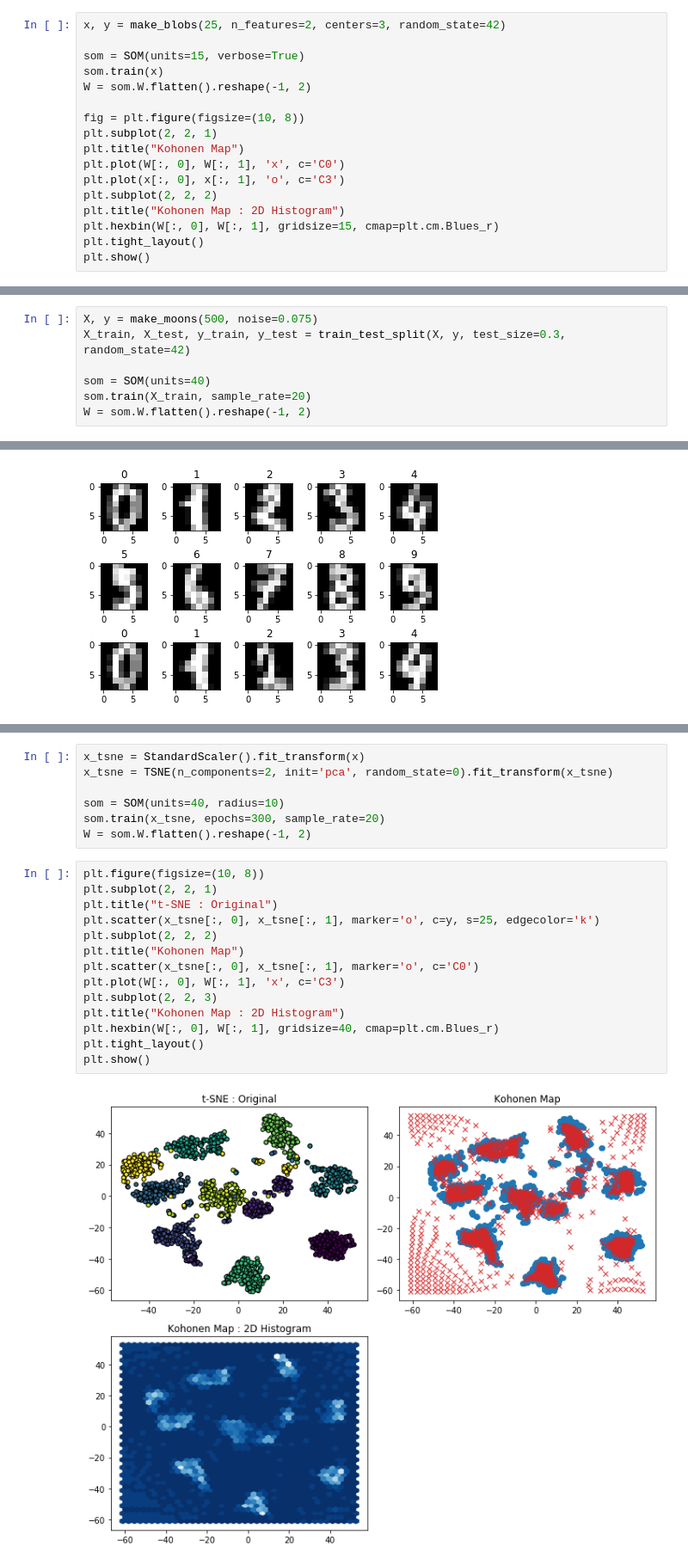
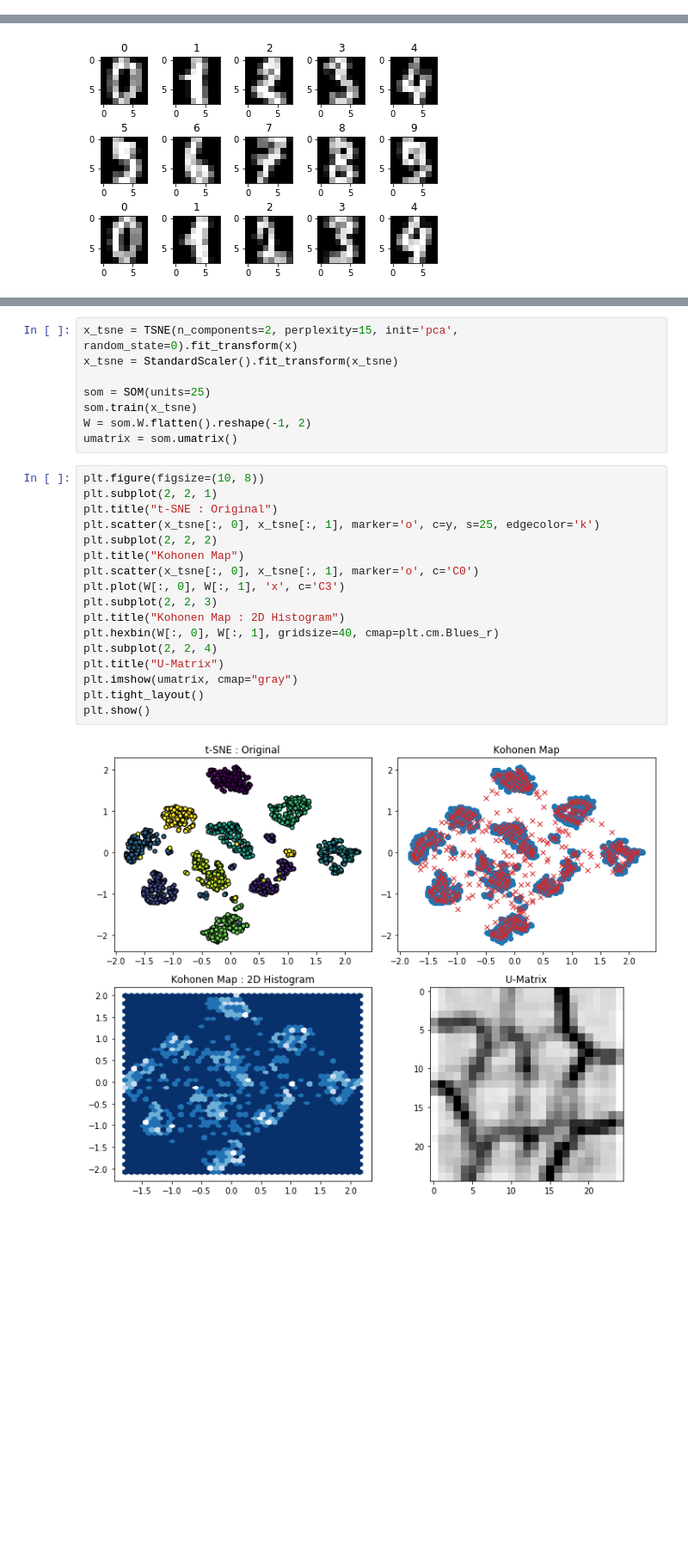
Before and after one commit to rdenadai/AI-Study-Notebooks, a Jupyter notebook: code/notebooks/7. SOM (Kohonen MAP).ipynb, the cells around one changed output, grey strips where cells are left out. Shown at 86% size. Saved outputs shown, nothing was run; the diff lists cells and outputs as text; blank space fills up the shorter version.

```diff
--- a/code/notebooks/7. SOM (Kohonen MAP).ipynb
+++ b/code/notebooks/7. SOM (Kohonen MAP).ipynb
@@ -133,17 +0,0 @@ class SOM:
-# %%
-x, y = make_blobs(25, n_features=2, centers=3, random_state=42)
-
-som = SOM(units=15, verbose=True)
-som.train(x)
-W = som.W.flatten().reshape(-1, 2)
-
-fig = plt.figure(figsize=(10, 8))
-plt.subplot(2, 2, 1)
-plt.title("Kohonen Map")
-plt.plot(W[:, 0], W[:, 1], 'x', c='C0')
-plt.plot(x[:, 0], x[:, 1], 'o', c='C3')
-plt.subplot(2, 2, 2)
-plt.title("Kohonen Map : 2D Histogram")
-plt.hexbin(W[:, 0], W[:, 1], gridsize=15, cmap=plt.cm.Blues_r)
-plt.tight_layout()
-plt.show()
@@ -157,7 +0,0 @@ epoch [249/250] <=> Running time: 7.121387004852295
-# %%
-X, y = make_moons(500, noise=0.075)
-X_train, X_test, y_train, y_test = train_test_split(X, y, test_size=0.3, random_state=42)
-
-som = SOM(units=40)
-som.train(X_train, sample_rate=20)
-W = som.W.flatten().reshape(-1, 2)
@@ -404,23 +611,27 @@ plt.show()
 # %%
-x_tsne = StandardScaler().fit_transform(x)
-x_tsne = TSNE(n_components=2, init='pca', random_state=0).fit_transform(x_tsne)
+x_tsne = TSNE(n_components=2, perplexity=15, init='pca', random_state=0).fit_transform(x)
+x_tsne = StandardScaler().fit_transform(x_tsne)
 
-som = SOM(units=40, radius=10)
-som.train(x_tsne, epochs=300, sample_rate=20)
+som = SOM(units=25)
+som.train(x_tsne)
 W = som.W.flatten().reshape(-1, 2)
+umatrix = som.umatrix()
 # %%
 plt.figure(figsize=(10, 8))
 plt.subplot(2, 2, 1)
 plt.title("t-SNE : Original")
 plt.scatter(x_tsne[:, 0], x_tsne[:, 1], marker='o', c=y, s=25, edgecolor='k')
 plt.subplot(2, 2, 2)
 plt.title("Kohonen Map")
 plt.scatter(x_tsne[:, 0], x_tsne[:, 1], marker='o', c='C0')
 plt.plot(W[:, 0], W[:, 1], 'x', c='C3')
 plt.subplot(2, 2, 3)
 plt.title("Kohonen Map : 2D Histogram")
 plt.hexbin(W[:, 0], W[:, 1], gridsize=40, cmap=plt.cm.Blues_r)
+plt.subplot(2, 2, 4)
+plt.title("U-Matrix")
+plt.imshow(umatrix, cmap="gray")
 plt.tight_layout()
 plt.show()
 # %% [output]
-[figure, old version]
+[figure, new version]
```
Also changed, not shown: parts of 102 cells of this notebook, 30 other files.
